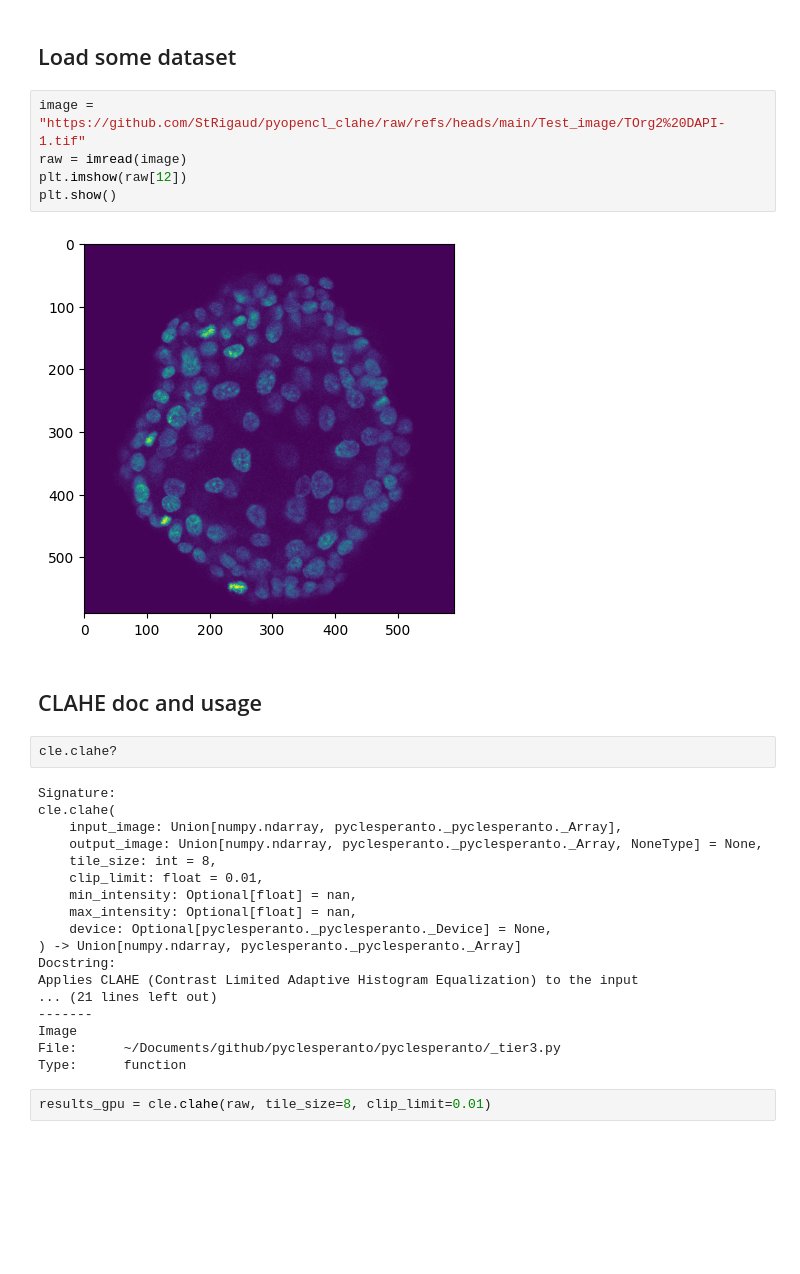
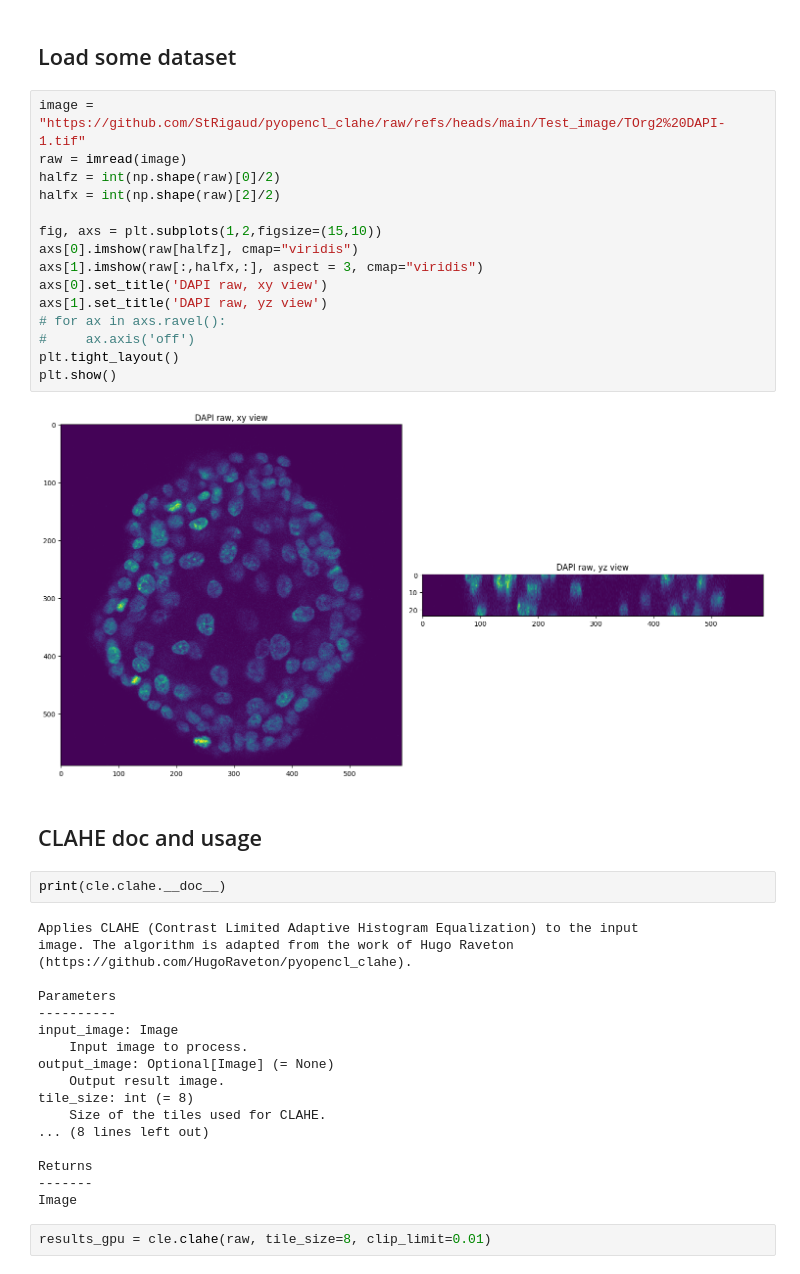
Before and after one commit to clEsperanto/pyclesperanto, a Jupyter notebook: demos/examples/clahe_intensity_correction.ipynb, the cells around one changed output. Cells and saved outputs as stored; diff of their text form; blank space fills up the shorter version.

```diff
--- a/demos/examples/clahe_intensity_correction.ipynb
+++ b/demos/examples/clahe_intensity_correction.ipynb
@@ -25,32 +27,42 @@ cle.select_device()
 # %%
 image = "https://github.com/StRigaud/pyopencl_clahe/raw/refs/heads/main/Test_image/TOrg2%20DAPI-1.tif"
 raw = imread(image)
-plt.imshow(raw[12])
+halfz = int(np.shape(raw)[0]/2)
+halfx = int(np.shape(raw)[2]/2)
+
+fig, axs = plt.subplots(1,2,figsize=(15,10))
+axs[0].imshow(raw[halfz], cmap="viridis")
+axs[1].imshow(raw[:,halfx,:], aspect = 3, cmap="viridis")
+axs[0].set_title('DAPI raw, xy view')
+axs[1].set_title('DAPI raw, yz view')
+# for ax in axs.ravel():
+#     ax.axis('off')
+plt.tight_layout()
 plt.show()
 # %% [output]
-[figure, old version]
+[figure, new version]
 # %% [markdown]
 ## CLAHE doc and usage
 # %%
-cle.clahe?
+print(cle.clahe.__doc__)
 # %% [output]
-Signature:
-cle.clahe(
-    input_image: Union[numpy.ndarray, pyclesperanto._pyclesperanto._Array],
-    output_image: Union[numpy.ndarray, pyclesperanto._pyclesperanto._Array, NoneType] = None,
-    tile_size: int = 8,
-    clip_limit: float = 0.01,
-    min_intensity: Optional[float] = nan,
-    max_intensity: Optional[float] = nan,
-    device: Optional[pyclesperanto._pyclesperanto._Device] = None,
-) -> Union[numpy.ndarray, pyclesperanto._pyclesperanto._Array]
-Docstring:
 Applies CLAHE (Contrast Limited Adaptive Histogram Equalization) to the input
-... (21 lines left out)
+image. The algorithm is adapted from the work of Hugo Raveton
+(https://github.com/HugoRaveton/pyopencl_clahe).
+
+Parameters
+----------
+input_image: Image
+    Input image to process.
+output_image: Optional[Image] (= None)
+    Output result image.
+tile_size: int (= 8)
+    Size of the tiles used for CLAHE.
+... (8 lines left out)
+
+Returns
 -------
 Image
-File:      ~/Documents/github/pyclesperanto/pyclesperanto/_tier3.py
-Type:      function
 # %%
 results_gpu = cle.clahe(raw, tile_size=8, clip_limit=0.01)
 # %% [markdown]
```
Also changed, not shown: parts of 5 cells of this notebook, 17 other files.
